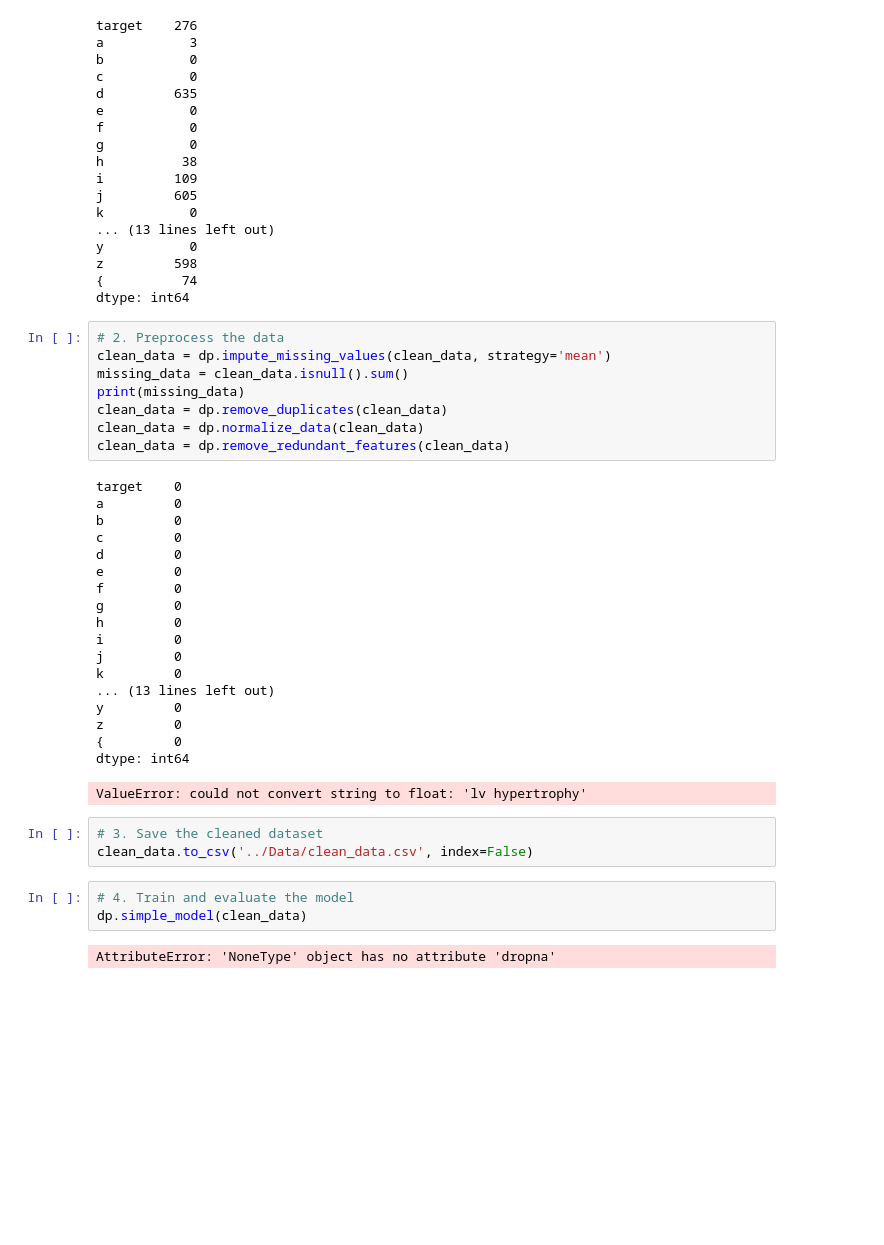
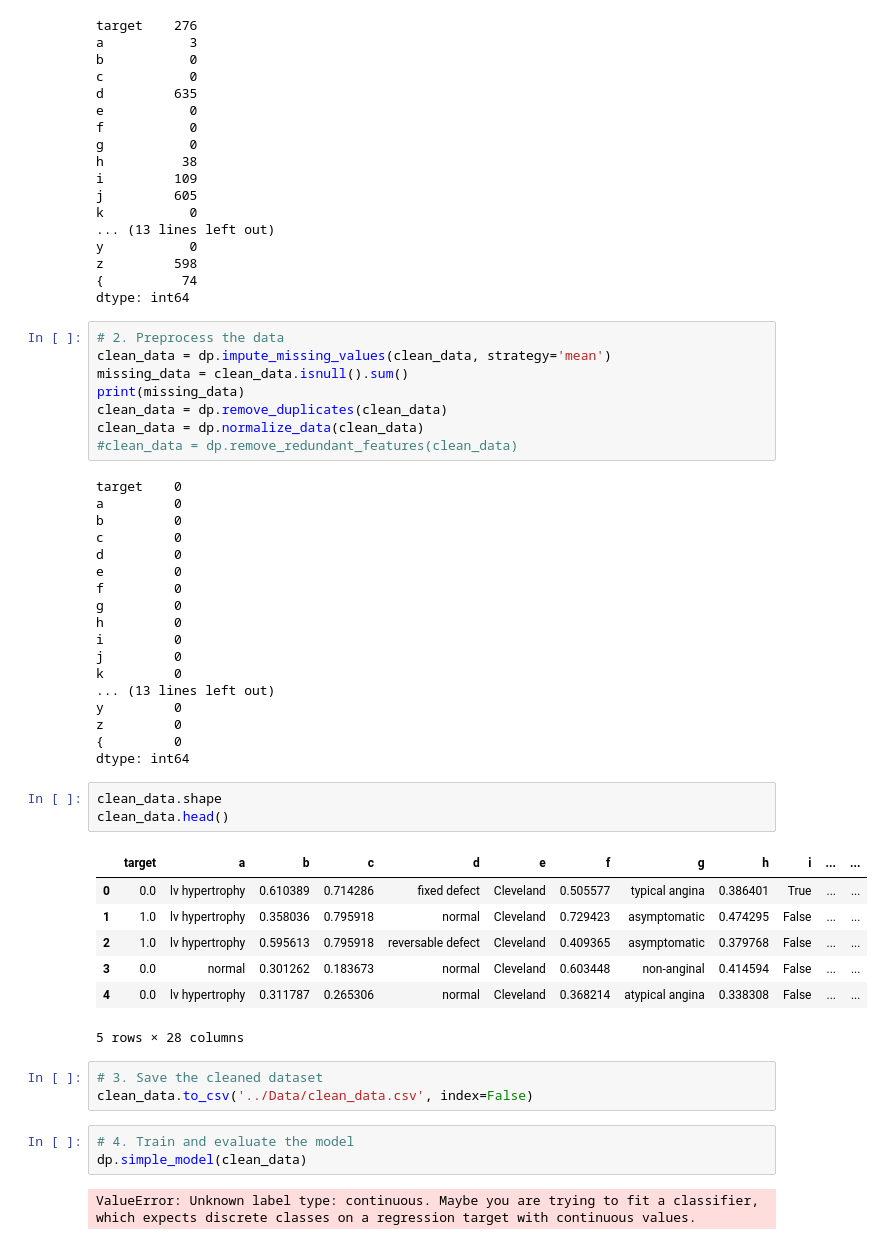
Before and after one commit to AlanaStB/BINF-5507, a Jupyter notebook: Assignments/Assignment1/Assignment1/Scripts/main.ipynb, the cells around one changed output. Cells and saved outputs as stored; diff of their text form; blank space fills up the shorter version.

Commit message:
changed missing value threshold

```diff
--- a/Assignments/Assignment1/Assignment1/Scripts/main.ipynb
+++ b/Assignments/Assignment1/Assignment1/Scripts/main.ipynb
@@ -68,7 +79,7 @@ missing_data = clean_data.isnull().sum()
 print(missing_data)
 clean_data = dp.remove_duplicates(clean_data)
 clean_data = dp.normalize_data(clean_data)
-clean_data = dp.remove_redundant_features(clean_data)
+#clean_data = dp.remove_redundant_features(clean_data)
 # %% [output]
 target    0
 a         0
@@ -87,7 +98,17 @@ y         0
 z         0
 {         0
 dtype: int64
-ValueError: could not convert string to float: 'lv hypertrophy'
+# %%
+clean_data.shape
+clean_data.head()
+# %% [output]
+|  | target | a | b | c | d | e | f | g | h | i | ... | ... |
+| 0 | 0.0 | lv hypertrophy | 0.610389 | 0.714286 | fixed defect | Cleveland | 0.505577 | typical angina | 0.386401 | True | ... | ... |
+| 1 | 1.0 | lv hypertrophy | 0.358036 | 0.795918 | normal | Cleveland | 0.729423 | asymptomatic | 0.474295 | False | ... | ... |
+| 2 | 1.0 | lv hypertrophy | 0.595613 | 0.795918 | reversable defect | Cleveland | 0.409365 | asymptomatic | 0.379768 | False | ... | ... |
+| 3 | 0.0 | normal | 0.301262 | 0.183673 | normal | Cleveland | 0.603448 | non-anginal | 0.414594 | False | ... | ... |
+| 4 | 0.0 | lv hypertrophy | 0.311787 | 0.265306 | normal | Cleveland | 0.368214 | atypical angina | 0.338308 | False | ... | ... |
+5 rows × 28 columns
 # %%
 # 3. Save the cleaned dataset
 clean_data.to_csv('../Data/clean_data.csv', index=False)
@@ -95,4 +116,4 @@ clean_data.to_csv('../Data/clean_data.csv', index=False)
 # 4. Train and evaluate the model
 dp.simple_model(clean_data)
 # %% [output]
-AttributeError: 'NoneType' object has no attribute 'dropna'
+ValueError: Unknown label type: continuous. Maybe you are trying to fit a classifier, which expects discrete classes on a regression target with continuous values.
```
Also changed, not shown: parts of 1 cell of this notebook, 2 other files.
